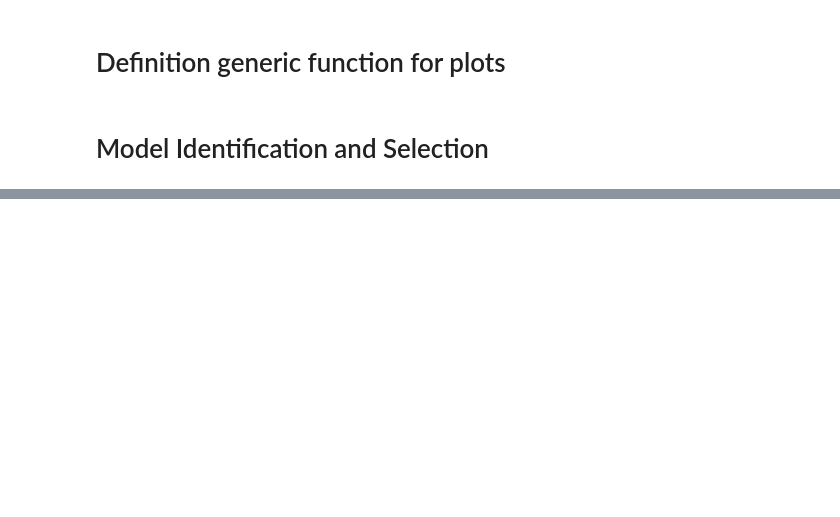
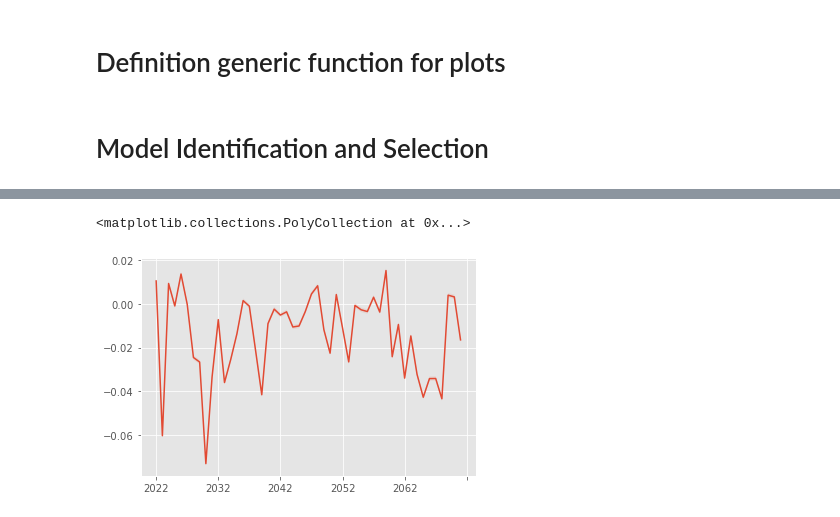
Before and after one commit to LucaNyckees/SCV_project1, a Jupyter notebook: notebooks/Annual_TimeSerie.ipynb, the cells around one changed output, grey strips where cells are left out. Cells and saved outputs as stored; diff of their text form; code cells hidden in the pictures; blank space fills up the shorter version.

```diff
--- a/notebooks/Annual_TimeSerie.ipynb
+++ b/notebooks/Annual_TimeSerie.ipynb
@@ -455,8 +455,8 @@ g.write("Annual detrended mean (no constant) : p-value = "+str(test_addfuller[1]
 g.close()
 # %%
 #Model selection using AIC
-p = np.array(np.arange(0,2))
-q = np.array(np.arange(0,3))
+p = np.array(np.arange(0,4))
+q = np.array(np.arange(0,10))
 
 param = np.array([np.array([int(pp),int(qq)]) for pp in p for qq in q])
 
@@ -465,8 +465,8 @@ AIC = np.zeros(shape=(np.shape(param)[0],))
 model_selection = pd.DataFrame(np.array([param[:,0],param[:,1],AIC]).T, columns = ["param_p","param_q","AIC"])
 
 for i, (pp,qq) in enumerate(param):
-    arma_mod = ARIMA(data_Y.Mean_detrended, order=(pp,0,qq)).fit()
-    model_selection.AIC[i] = arma_mod.aicc
+    arma_mod = ARIMA(data_Y.Mean_detrended, order=(pp,0,qq)).fit(method = 'innovations_mle')
+    model_selection.AIC[i] = arma_mod.aic
 
 i = np.argmin(model_selection.AIC)
 mod = model_selection.to_latex()
@@ -522,0 +574,8 @@ plot_test_U_MannWhitney(dif,alt = 'two-sided',loca = (0.77,0.87))
+# %%
+#We choose the model ARMA(0,2) with the AIC
+p = 1
+q = 1
+
+arma_mod = ARIMA(data_Y.Mean, order=(p,0,q),trend='ct').fit(method='innovations_mle')
+res = arma_mod.resid
+coef = arma_mod.params
@@ -522,0 +610,30 @@ plot_test_U_MannWhitney(dif,alt = 'two-sided',loca = (0.77,0.87))
+# %%
+#Simulation and confidence interval of pred
+
+n_simulation = 1000
+n_years = 50
+str_Years = [str(y+2022) for y in range(n_years)]
+int_years = [y+2022 for y in range(n_years)]
+alpha = 0.05
+simulation = pd.DataFrame(columns=str_Years)
+
+for i in range(n_simulation):
+    sim = pd.DataFrame(np.array(arma_mod.simulate(n_years)).reshape((1,n_years)),columns=str_Years)
+    simulation=simulation.append(sim,ignore_index=True)
+# %%
+sim_conf = pd.DataFrame(columns=str_Years)
+
+sim_conf = sim_conf.append(pd.DataFrame(np.array(simulation.mean(axis = 0)).reshape((1,n_years)),
+                                        columns=str_Years,index = ['Mean']))
+sim_conf = sim_conf.append(pd.DataFrame(np.array(simulation.std(axis = 0)).reshape((1,n_years)),
+                                        columns=str_Years,index = ['Std']))
+conf_intt = np.array([np.array(sc.stats.norm.interval(alpha,loc = sim_conf[str_Years[i]][0],scale = sim_conf[str_Years[i]][1]/np.sqrt(n_simulation))) for i in range(n_years)])
+sim_conf = sim_conf.append(pd.DataFrame(conf_intt.T,columns=str_Years,index = ['inf','sup']))
+# %%
+fig, ax = plt.subplots()
+sim_conf.iloc[0,].plot(ax=ax)
+ax.fill_between(str_Years, sim_conf.iloc[2,],
+                sim_conf.iloc[3,], alpha=0.1)
+# %% [output]
+<matplotlib.collections.PolyCollection at 0x...>
+[figure, added]
```
Also changed, not shown: parts of 19 cells of this notebook, 15 other files.
